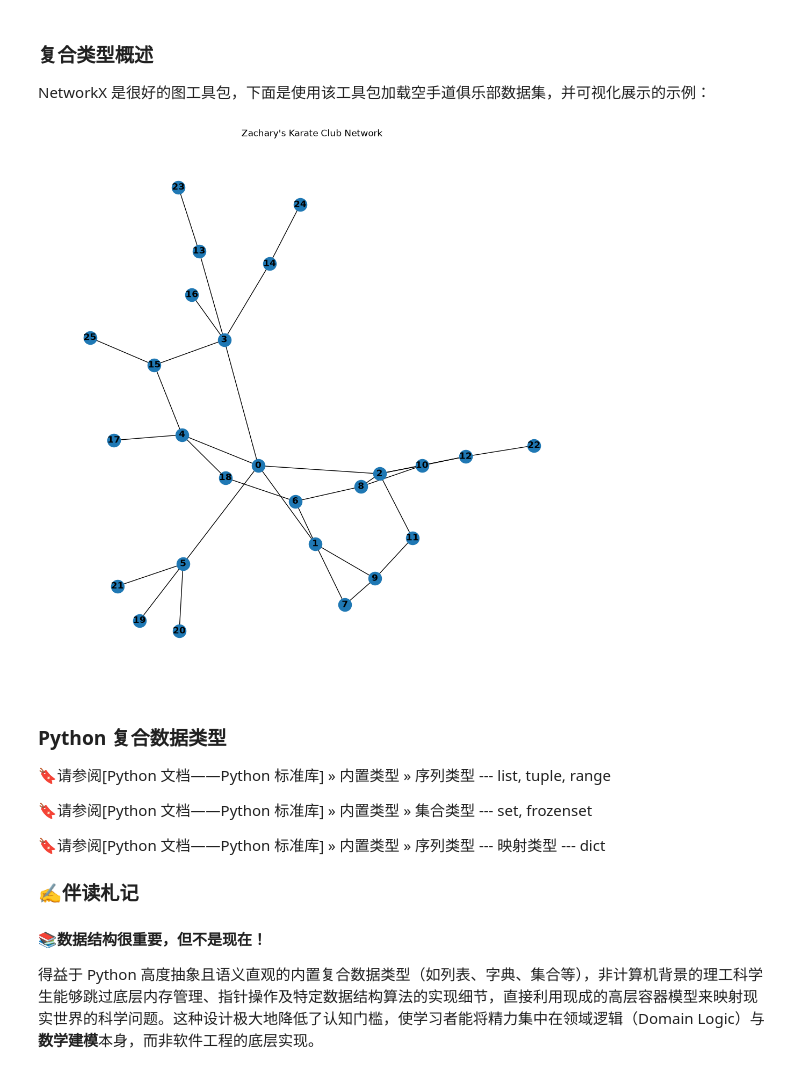
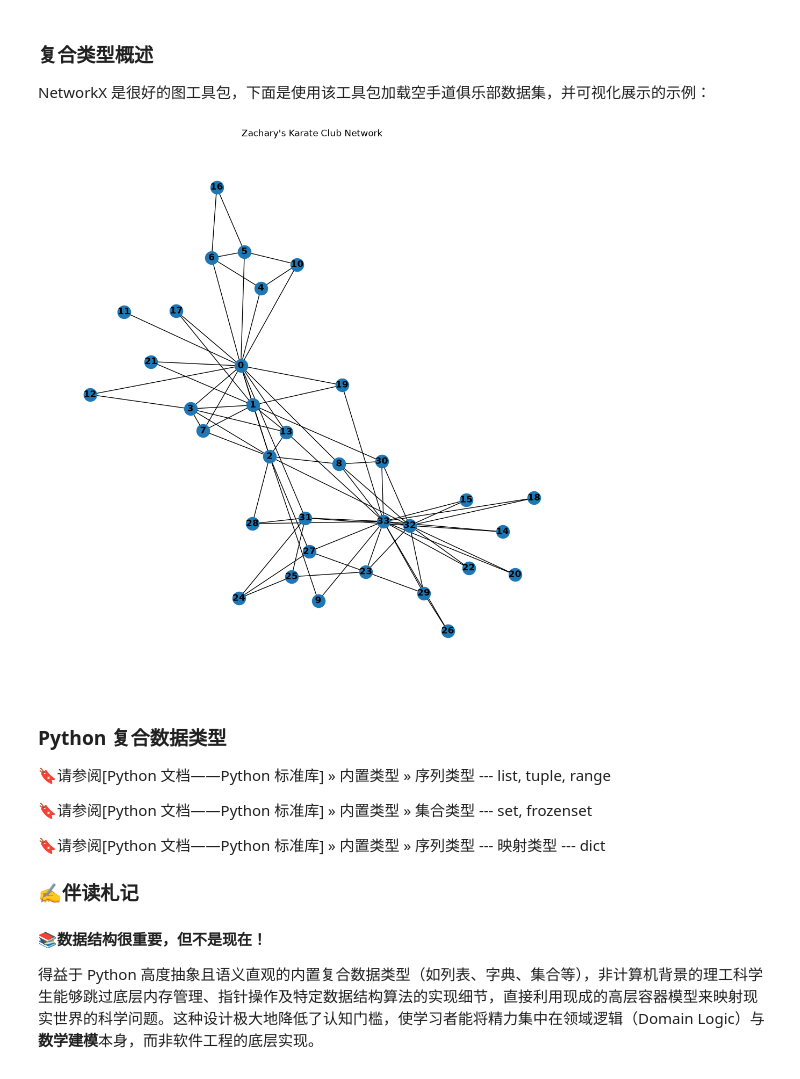
Before and after one commit to comarts/python4nwafu, a Jupyter notebook: 第4章 复合数据类型.ipynb, the cells around one changed output. Saved outputs shown, nothing was run; the diff lists cells and outputs as text; code cells hidden in the pictures.

```diff
--- a/第4章 复合数据类型.ipynb
+++ b/第4章 复合数据类型.ipynb
@@ -92,30 +92,21 @@ print(data_list)
 ### 复合类型概述
 
 NetworkX 是很好的图工具包，下面是使用该工具包加载空手道俱乐部数据集，并可视化展示的示例：
-# %%
-import networkx as nx
-import matplotlib.pyplot as plt
-
-# 加载空手道俱乐部数据
-edges = [
-    (0,1), (0,2), (0,3), (0,4), (0,5), (1,6), (1,7), (1,9), (2,8), (2,10),
-    (2,11), (2,12), (3,13), (3,14), (3,15), (3,16), (4,15), (4,17), (4,18),
-    (5,19), (5,20), (5,21), (6,8), (6,18), (7,9), (8,10), (9,11), (10,12),
-    (12,22), (13,23), (14,24), (15,25)
-]
-
-G = nx.Graph()
-for u, v in edges:
-    G.add_edge(u, v)
-
-# 绘图
-plt.figure(figsize=(10, 10))
-nx.draw(G, with_labels=True, font_weight='bold')
-plt.title("Zachary's Karate Club Network")
-plt.axis("off")
-plt.show()
-# %% [output]
-[figure, removed]
+# %%
+import networkx as nx
+import matplotlib.pyplot as plt
+
+# 使用 NetworkX 内置的空手道俱乐部数据集
+G = nx.karate_club_graph()
+
+# 绘图
+plt.figure(figsize=(10, 10))
+nx.draw(G, with_labels=True, font_weight='bold')
+plt.title("Zachary's Karate Club Network")
+plt.axis("off")
+plt.show()
+# %% [output]
+[figure, added]
 # %% [markdown]
 ### Python 复合数据类型
 
```
Also changed, not shown: parts of 26 cells of this notebook.
